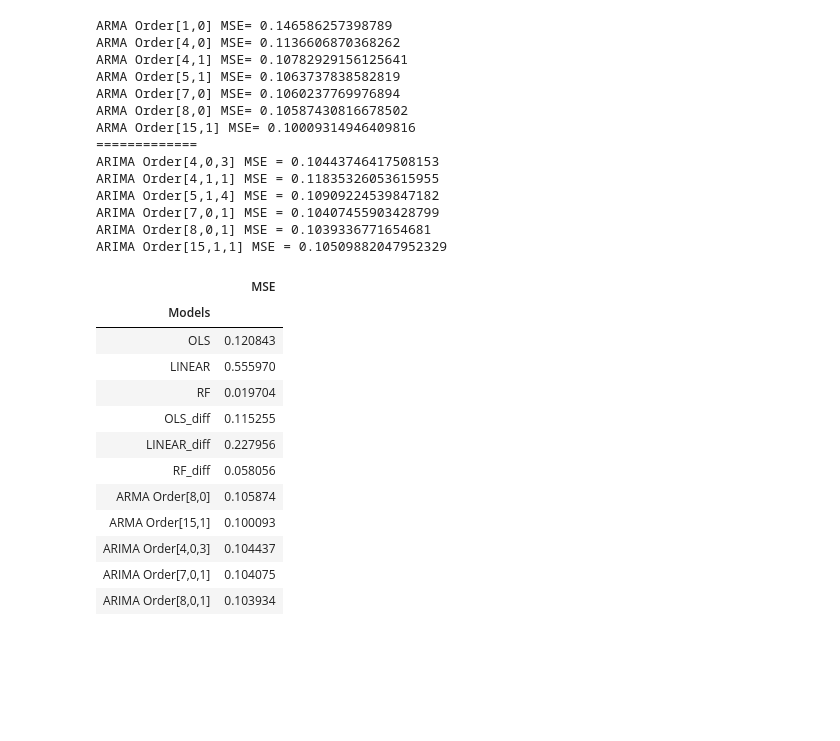
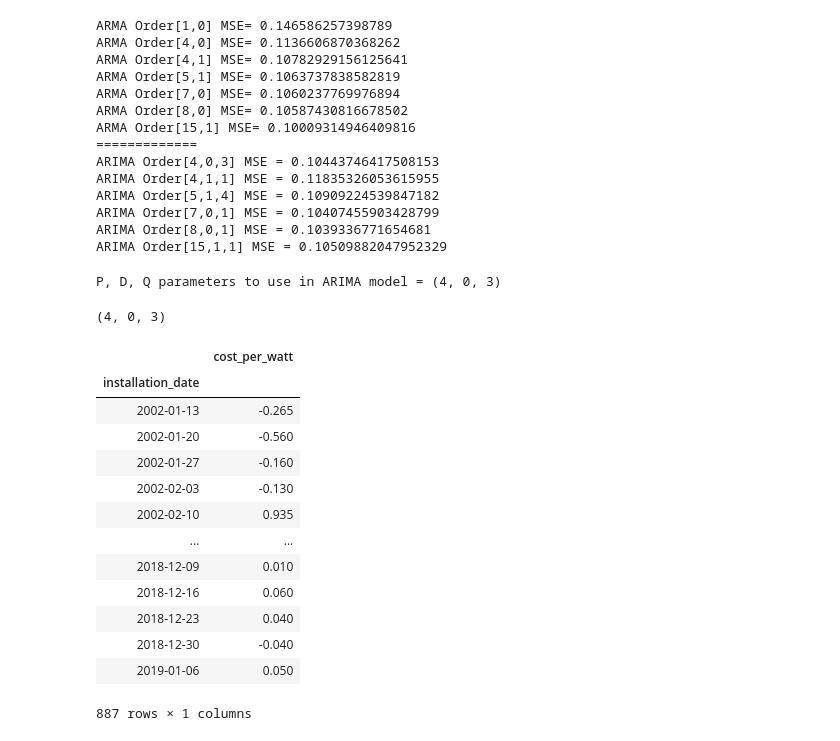
Before and after one commit to jrpaige/Solar, a Jupyter notebook: Solar_TS_Model.ipynb, the cells around one changed output. Drawn from its saved outputs; the diff is of its cells as text; code cells hidden in the pictures; blank space fills up the shorter version.

```diff
--- a/Solar_TS_Model.ipynb
+++ b/Solar_TS_Model.ipynb
@@ -269,25 +255,31 @@ ARIMA Order[5,1,4] MSE = 0.10909224539847182
 ARIMA Order[7,0,1] MSE = 0.10407455903428799
 ARIMA Order[8,0,1] MSE = 0.1039336771654681
 ARIMA Order[15,1,1] MSE = 0.10509882047952329
-# %%
-diff_reg_scores = (stat_score_table(diff, tsols_model, tslinear_model, tsrf_model).T).rename(columns={'OLS':'OLS_diff', 'LINEAR':'LINEAR_diff','RF':'RF_diff'})
-diff_reg_scores = diff_reg_scores.T
-reg_scores = score_table(y, ols_model, linear_model, rf_model)
-scores_for_all = pd.concat([reg_scores, diff_reg_scores])
-model_mses = scores_for_all[['MSE']].T
-model_mses = model_mses.T
-model_mses.sort_values(by='MSE')
-# %% [output]
-|  | MSE |
-| Models |  |
-| OLS | 0.120843 |
-| LINEAR | 0.555970 |
-| RF | 0.019704 |
-| OLS_diff | 0.115255 |
-| LINEAR_diff | 0.227956 |
-| RF_diff | 0.058056 |
-| ARMA Order[8,0] | 0.105874 |
-| ARMA Order[15,1] | 0.100093 |
-| ARIMA Order[4,0,3] | 0.104437 |
-| ARIMA Order[7,0,1] | 0.104075 |
-| ARIMA Order[8,0,1] | 0.103934 |
+# %%
+ts_df = np.array(diff.dropna())
+print('P, D, Q parameters to use in ARIMA model =', auto_arima(ts_df).order)
+# %% [output]
+P, D, Q parameters to use in ARIMA model = (4, 0, 3)
+# %%
+auto_arima(ts_df, seasonal=False, stationary=True, seasonal_test='D', n_jobs=-1).order
+# %% [output]
+(4, 0, 3)
+# %%
+ts_df = diff.dropna()
+# %%
+ts_df
+# %% [output]
+|  | cost_per_watt |
+| installation_date |  |
+| 2002-01-13 | -0.265 |
+| 2002-01-20 | -0.560 |
+| 2002-01-27 | -0.160 |
+| 2002-02-03 | -0.130 |
+| 2002-02-10 | 0.935 |
+| ... | ... |
+| 2018-12-09 | 0.010 |
+| 2018-12-16 | 0.060 |
+| 2018-12-23 | 0.040 |
+| 2018-12-30 | -0.040 |
+| 2019-01-06 | 0.050 |
+887 rows × 1 columns
```
Also changed, not shown: parts of 9 cells of this notebook, 2 other files.
